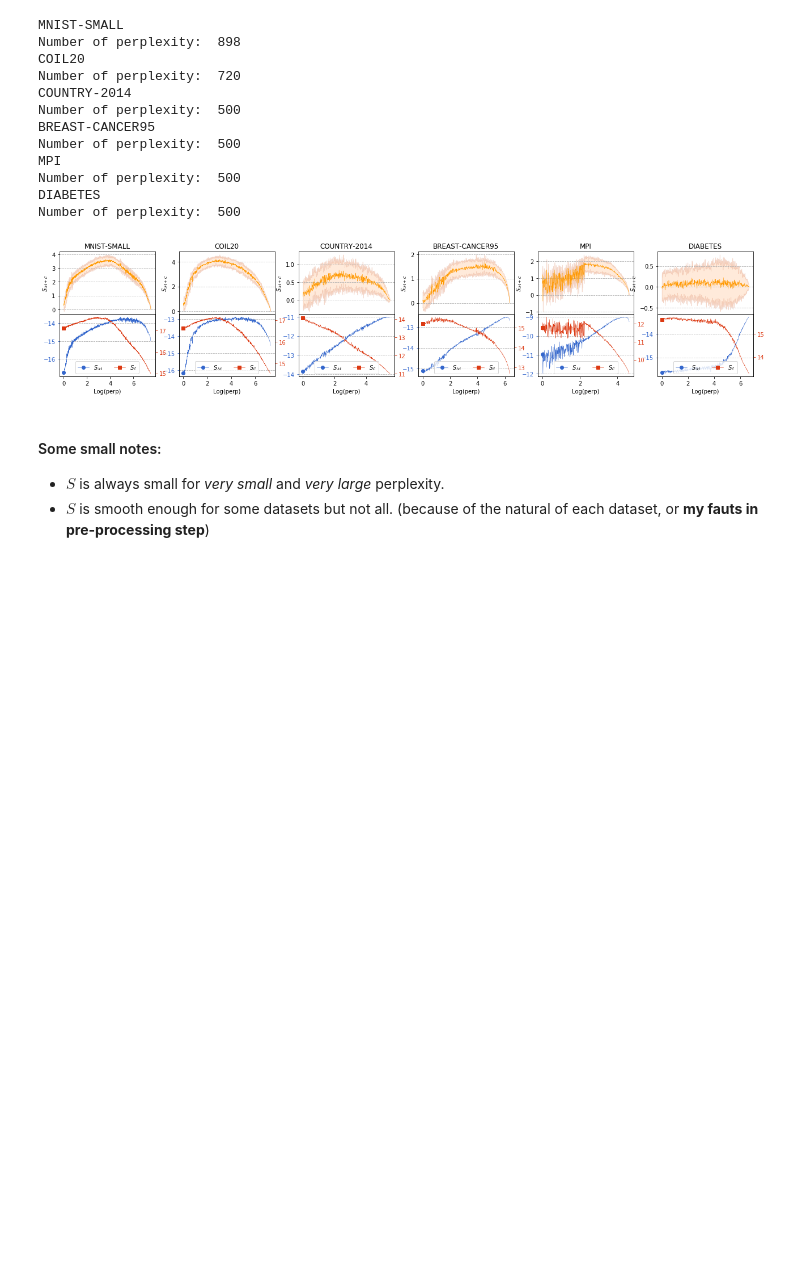
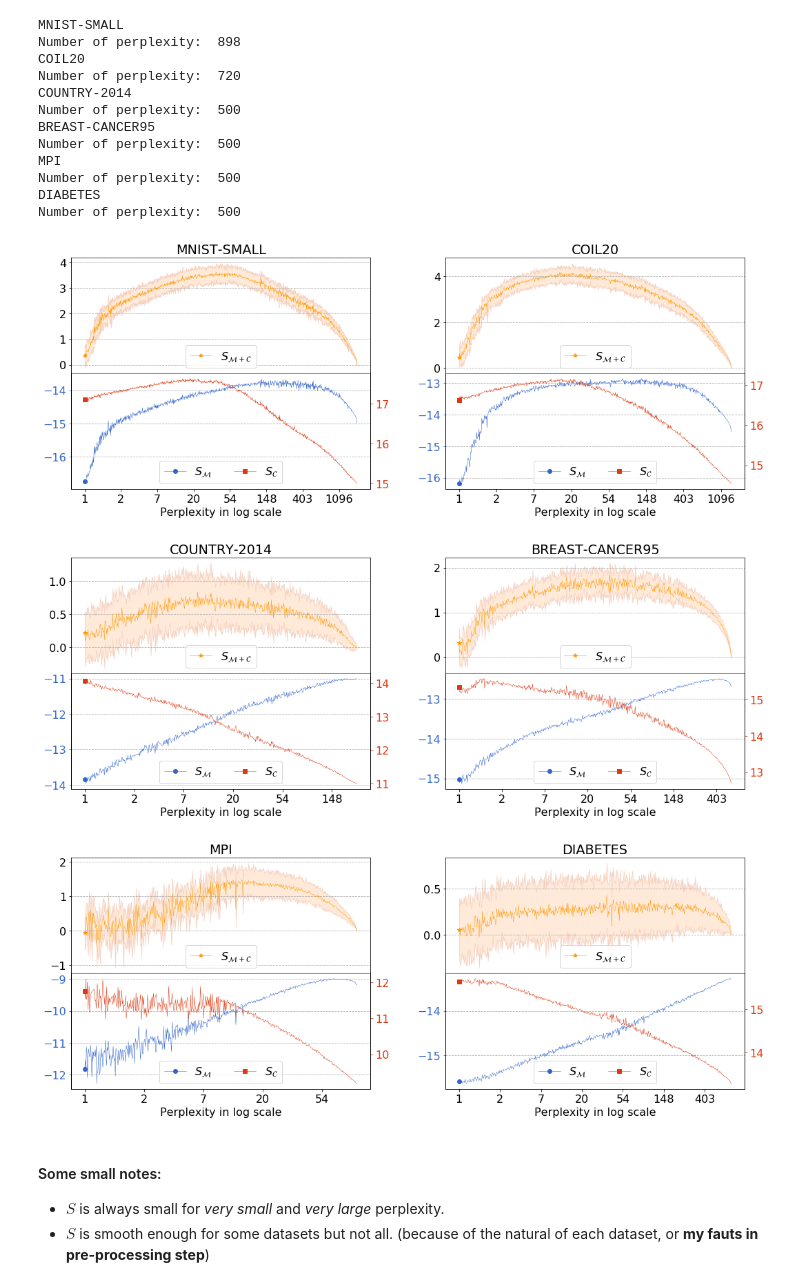
Before and after one commit to vu-minh/tsne_auto_perp_constraints, a Jupyter notebook: Constraint score by perplexity.ipynb, the cells around one changed output. Cells and saved outputs as stored; diff of their text form; code cells hidden in the pictures; blank space fills up the shorter version.

Commit message:
Update plots

```diff
--- a/Constraint score by perplexity.ipynb
+++ b/Constraint score by perplexity.ipynb
@@ -90,39 +101,43 @@ def _plot_constraint_scores(ax1, ax2, perps,
         plt.subplots_adjust(hspace=0)
         plt.savefig('./plots/[{}]constraint_scores.pdf'.format(dataset_name))
 # %%
-datasets = [
-    'MNIST-SMALL',
-    'COIL20',
-    'COUNTRY-2014',
-    'BREAST-CANCER95',
-    'MPI',
-    'DIABETES'
+list_datasets = [
+    ['MNIST-SMALL',
+    'COIL20'],
+    ['COUNTRY-2014',
+    'BREAST-CANCER95'],
+    ['MPI',
+    'DIABETES']
 ]
 
-fig, axes = plt.subplots(2, len(datasets), figsize=(18, 4))
+for idx, datasets in enumerate(list_datasets):
+    fig, axes = plt.subplots(2, len(datasets), figsize=(15, 6))
 
-for i, dataset_name in enumerate(datasets):
-    ax1, ax2 = axes[0][i], axes[1][i]
-    _plot_S(ax1, ax2, dataset_name, in_subplot=True)
+    for i, dataset_name in enumerate(datasets):
+        ax1, ax2 = axes[0][i], axes[1][i]
+        _plot_S(ax1, ax2, dataset_name, in_subplot=True)
 
-plt.tight_layout()
-plt.subplots_adjust(hspace=0, wspace=0.25)
-# plt.suptitle('$S_{\mathcal{M}+\mathcal{C}}, S_{\mathcal{M}}$ and $S_{\mathcal{C}}$ for all datasets', y=1.05)
-plt.savefig('./plots/[ALL]constraint_scores.pdf')
+    plt.rcParams.update({'font.size': 16})
+    plt.tight_layout()
+    plt.subplots_adjust(hspace=0, wspace=0.25)
+    # plt.suptitle('$S_{\mathcal{M}+\mathcal{C}}, S_{\mathcal{M}}$ and $S_{\mathcal{C}}$ for all datasets', y=1.05)
+    plt.savefig('./plots/constraint_scores{}.pdf'.format(idx+1))
 # %% [output]
 MNIST-SMALL
 Number of perplexity:  898
 COIL20
 Number of perplexity:  720
 COUNTRY-2014
 Number of perplexity:  500
 BREAST-CANCER95
 Number of perplexity:  500
 MPI
 Number of perplexity:  500
 DIABETES
 Number of perplexity:  500
-[figure, old version]
+[figure, new version]
+[figure, added]
+[figure, added]
 # %% [markdown]
 #### Some small notes:
 + $S$ is always small for _very small_ and _very large_ perplexity.
```
Also changed, not shown: parts of 4 cells of this notebook, 11 other files.
